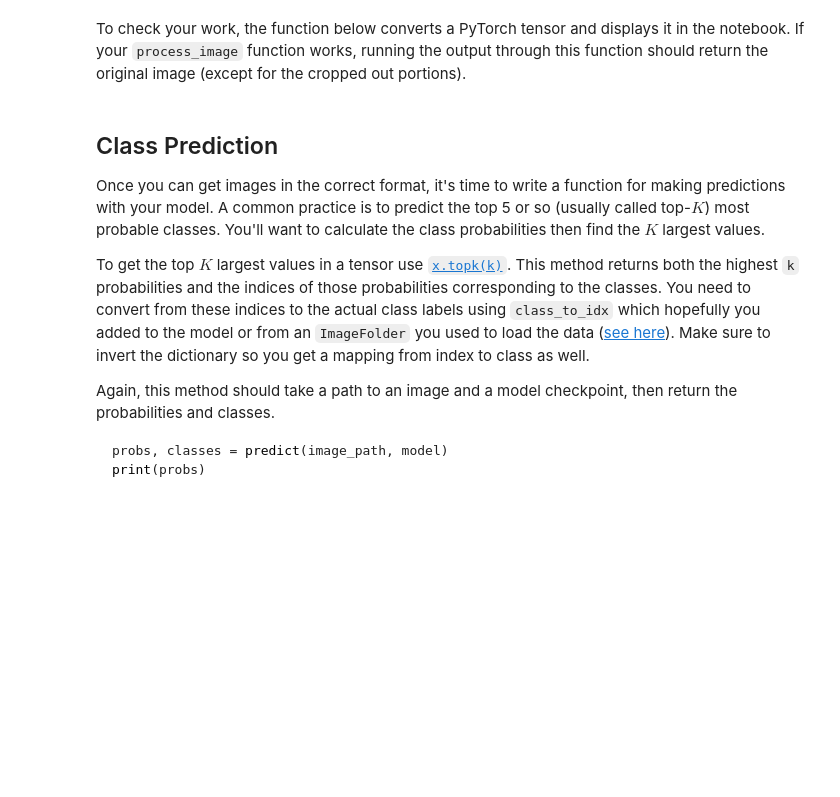
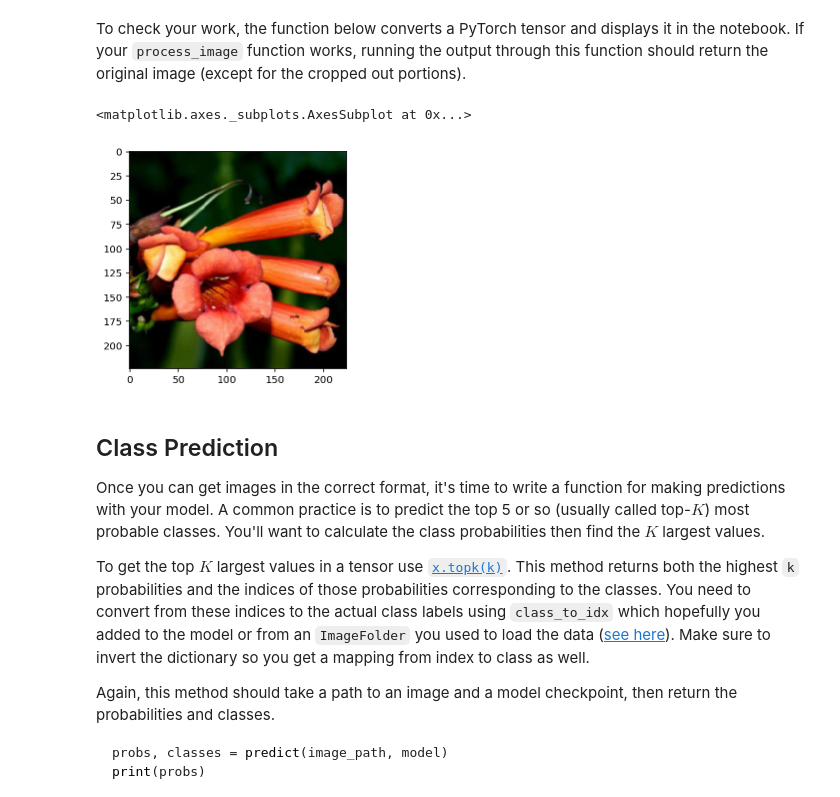
Before and after one commit to jimmyadeline/DSND_Term1, a Jupyter notebook: projects/p2_image_classifier/Image Classifier Project.ipynb, the cells around one changed output. Drawn from its saved outputs; the diff is of its cells as text; code cells hidden in the pictures; blank space fills up the shorter version.

```diff
--- a/projects/p2_image_classifier/Image Classifier Project.ipynb
+++ b/projects/p2_image_classifier/Image Classifier Project.ipynb
@@ -433,7 +407,7 @@ def imshow(image, ax=None, title=None):
 
     # PyTorch tensors assume the color channel is the first dimension
     # but matplotlib assumes is the third dimension
-    image = image.transpose((1, 2, 0))
+    image = image.numpy().transpose((1, 2, 0))
 
     # Undo preprocessing
     mean = np.array([0.485, 0.456, 0.406])
@@ -446,6 +420,13 @@ def imshow(image, ax=None, title=None):
     ax.imshow(image)
 
     return ax
+# %%
+image_path = 'flowers/train/101/image_07947.jpg'
+image = process_image(image_path)
+imshow(image)
+# %% [output]
+<matplotlib.axes._subplots.AxesSubplot at 0x...>
+[figure, added]
 # %% [markdown]
 ## Class Prediction
 
```
Also changed, not shown: parts of 9 cells of this notebook.
